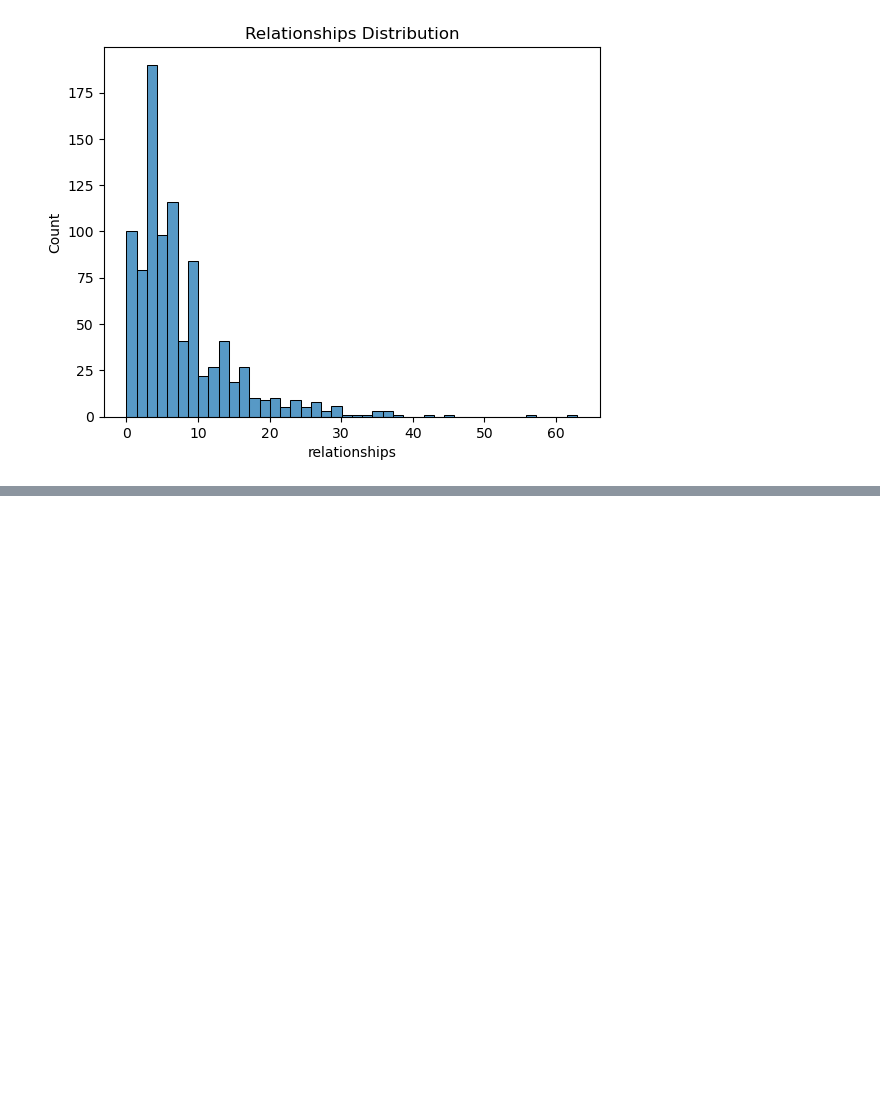
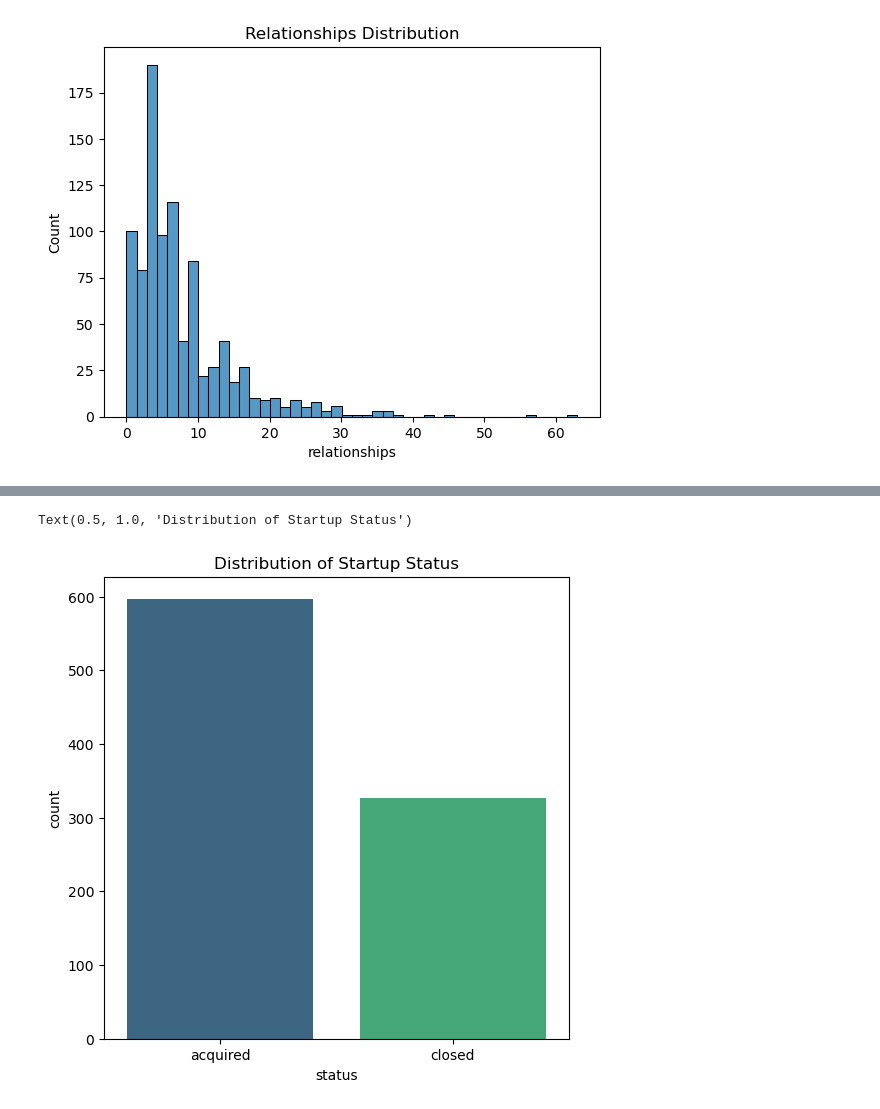
Before and after one commit to MayaVB/Applied_DS_Project, a Jupyter notebook: notebooks/EDA.ipynb, the cells around one changed output, grey strips where cells are left out. Drawn from its saved outputs; the diff is of its cells as text; code cells hidden in the pictures; blank space fills up the shorter version.

```diff
--- a/notebooks/EDA.ipynb
+++ b/notebooks/EDA.ipynb
@@ -99,0 +104,8 @@ plt.show()
+# %%
+# Distribution of status
+plt.figure(figsize=(6, 6))
+sns.countplot(x='status', data=df, palette='viridis')
+plt.title('Distribution of Startup Status')
+# %% [output]
+Text(0.5, 1.0, 'Distribution of Startup Status')
+[figure, added]
```
Also changed, not shown: parts of 7 cells of this notebook.
